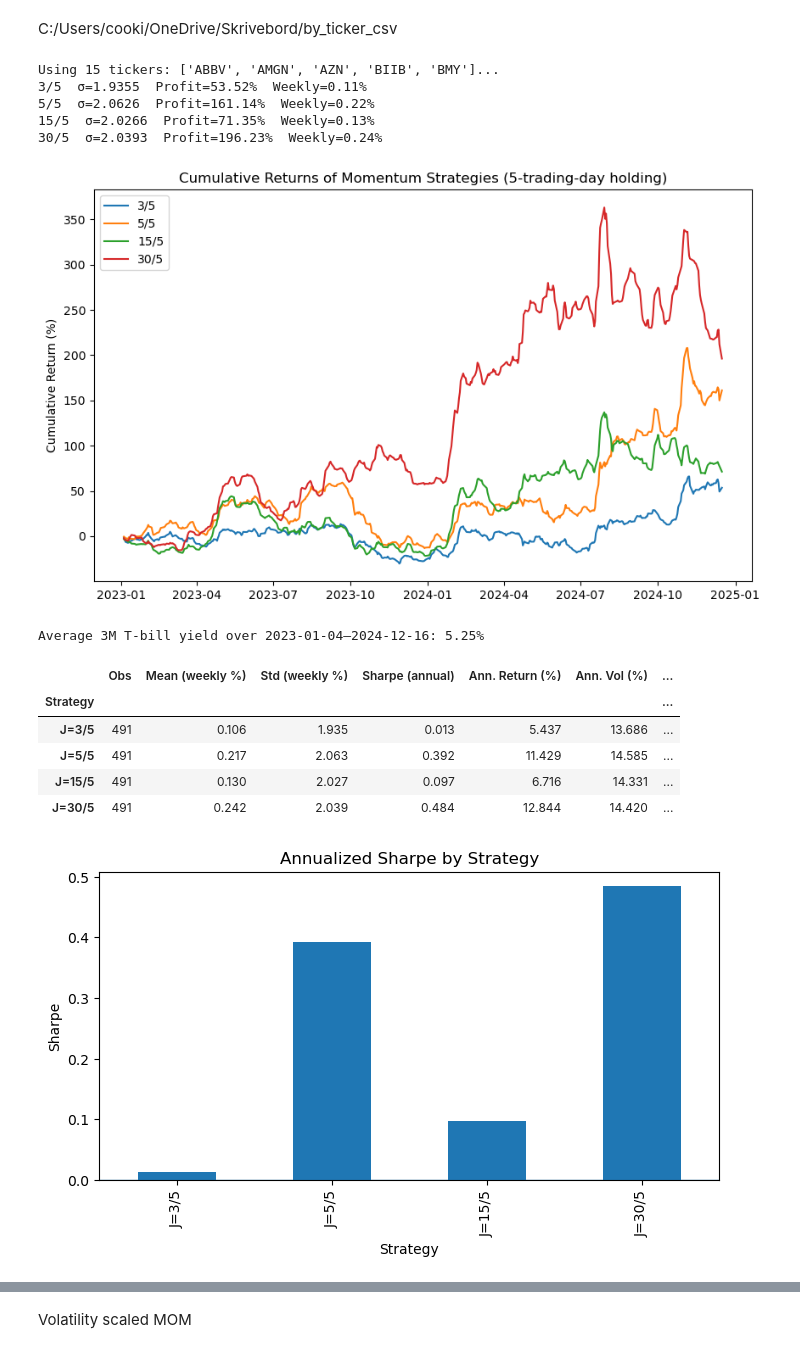
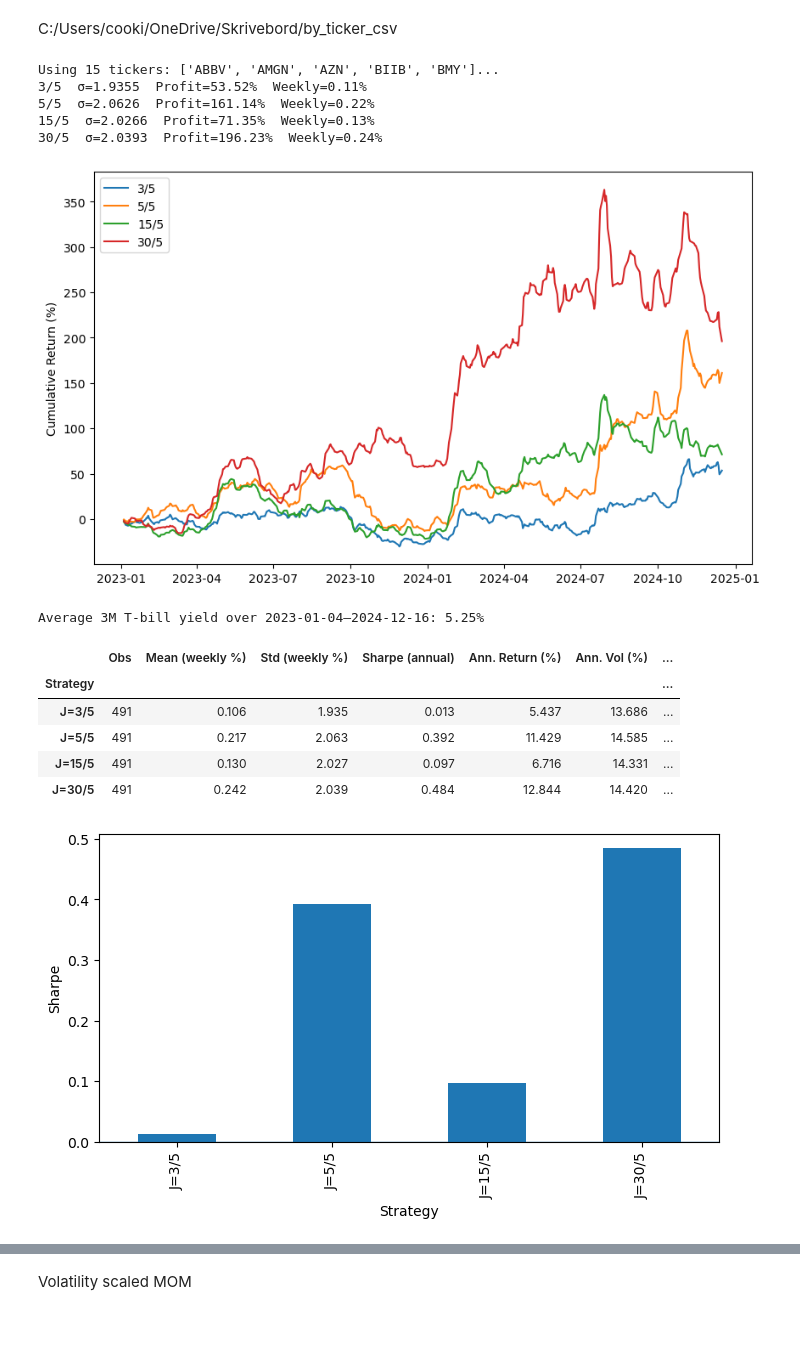
Before and after one commit to rtl959/Seminar-econometric-Financial-application, a Jupyter notebook: Full_code.ipynb, the cells around one changed output, grey strips where cells are left out. Cells and saved outputs as stored; diff of their text form; code cells hidden in the pictures; blank space fills up the shorter version.

```diff
--- a/Full_code.ipynb
+++ b/Full_code.ipynb
@@ -396,7 +418,6 @@ for J in (3, 5, 15, 30):
     ax.plot(results[J][1]['MomentumProfit'], label=f"{J}/{K}")
 ax.legend()
 ax.set_ylabel("Cumulative Return (%)")
-ax.set_title(f"Cumulative Returns of Momentum Strategies ({K}-trading-day holding)")
 plt.show()
 
 #R_f calculation for the period:
@@ -467,7 +488,7 @@ sharpe_table = pd.DataFrame(rows).set_index("Strategy")
 display(sharpe_table.round(3))
 
 # (Optional) quick bar chart of Sharpe
-ax = sharpe_table["Sharpe (annual)"].plot(kind="bar", figsize=(8,4), title="Annualized Sharpe by Strategy")
+ax = sharpe_table["Sharpe (annual)"].plot(kind="bar", figsize=(8,4))
 ax.set_ylabel("Sharpe")
 ax.axhline(0, linewidth=1)
 plt.show()
@@ -588,34 +609,34 @@ def momentum_risk_table(
 
         rows.append(row)
         index_labels.append(f"J={J}")
 
     risk_df = pd.DataFrame(rows, index=index_labels)
     return risk_df
 
 
 # ----------------------------------------------------
 # Example usage (after rf_annual, data_test, daily_close_px exist)
 # ----------------------------------------------------
 risk_table = momentum_risk_table(
     data_test,
     daily_close_px,
     rf_annual,
     J_list=(3, 5, 15, 30),
     K_list=(3, 5, 15, 30),
     periods_per_year=50,
 )
 
 pd.set_option("display.max_columns", None)
 pd.set_option("display.width", 2000)
 
 print(risk_table.round(3))
 # %% [output]
 Using 15 tickers: ['ABBV', 'AMGN', 'AZN', 'BIIB', 'BMY']...
 3/5  σ=1.9355  Profit=53.52%  Weekly=0.11%
 5/5  σ=2.0626  Profit=161.14%  Weekly=0.22%
 15/5  σ=2.0266  Profit=71.35%  Weekly=0.13%
 30/5  σ=2.0393  Profit=196.23%  Weekly=0.24%
-[figure, old version]
+[figure, new version]
 Average 3M T-bill yield over 2023-01-04–2024-12-16: 5.25%
 |  | Obs | Mean (weekly %) | Std (weekly %) | Sharpe (annual) | Ann. Return (%) | Ann. Vol (%) | ... |
 | Strategy |  |  |  |  |  |  | ... |
@@ -623,4 +644,4 @@ Average 3M T-bill yield over 2023-01-04–2024-12-16: 5.25%
 | J=5/5 | 491 | 0.217 | 2.063 | 0.392 | 11.429 | 14.585 | ... |
 | J=15/5 | 491 | 0.130 | 2.027 | 0.097 | 6.716 | 14.331 | ... |
 | J=30/5 | 491 | 0.242 | 2.039 | 0.484 | 12.844 | 14.420 | ... |
-[figure, old version]
+[figure, new version]
```
Also changed, not shown: parts of 7 cells of this notebook, 3 other files.
